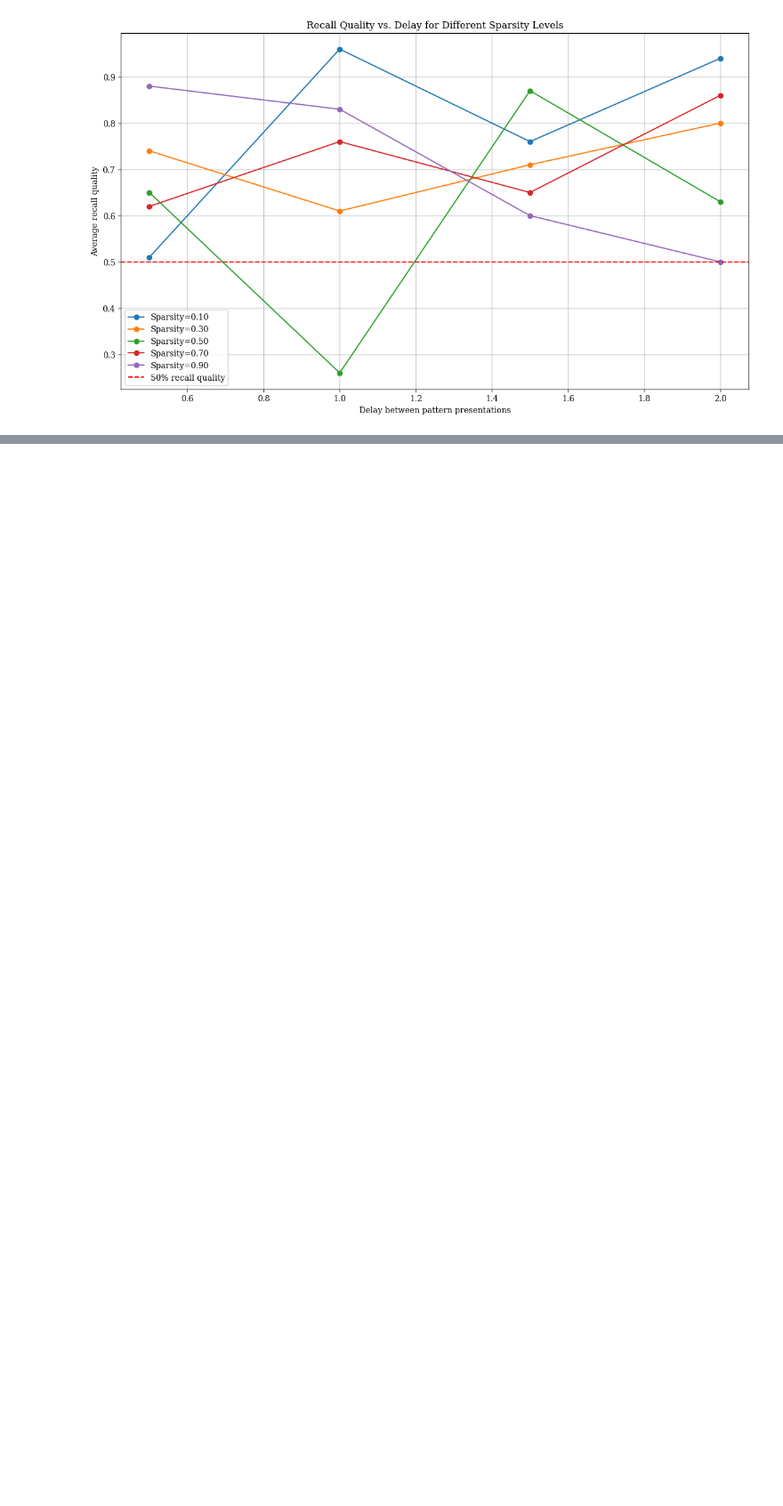
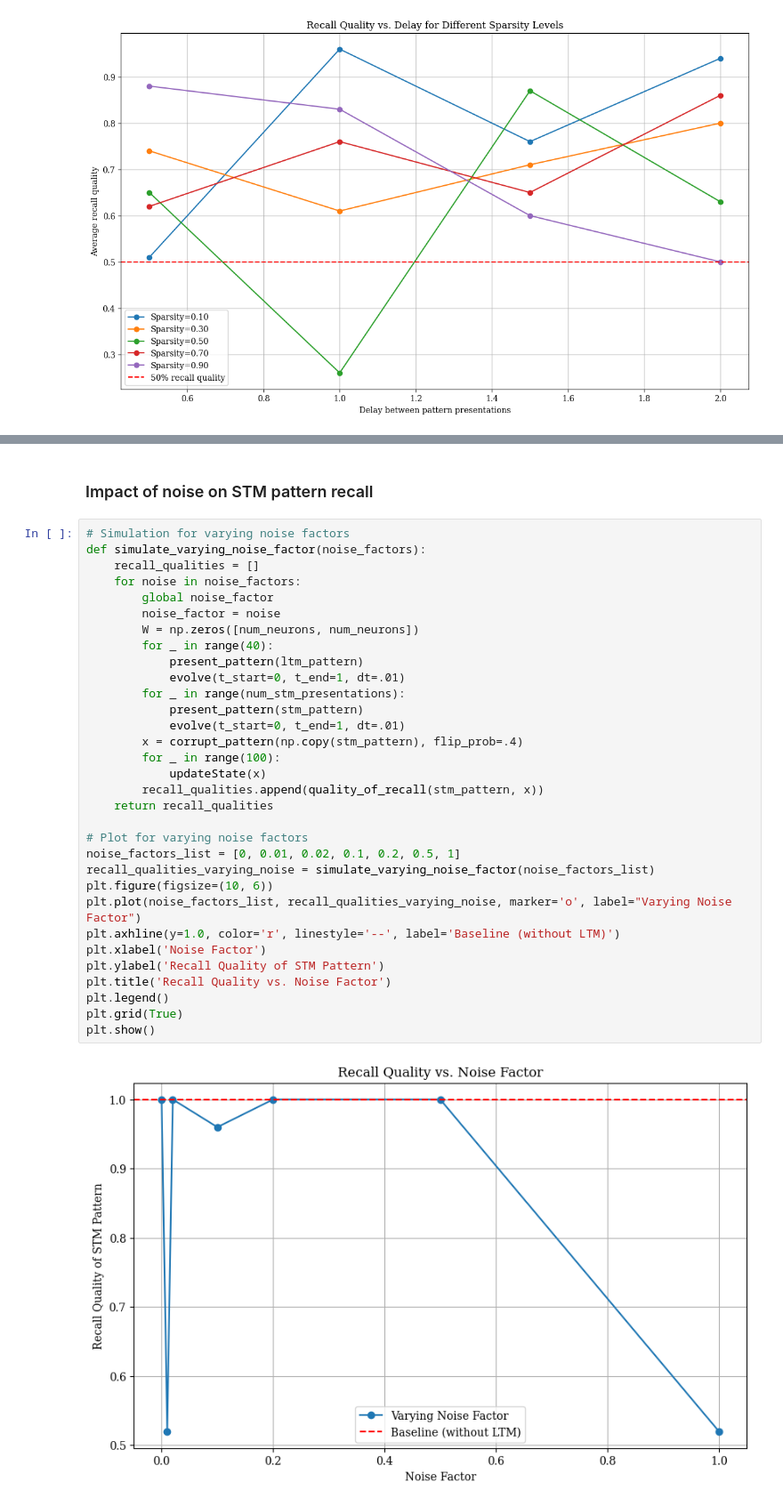
Before and after one commit to anhvt00/Memory-Modelling-using-Hopfield-Network, a Jupyter notebook: Modelling_long_term_and_short_term_memory_using_an_attractor_neural_network_with_triple_well_connections.ipynb, the cells around one changed output, grey strips where cells are left out. Shown at 89% size. Cells and saved outputs as stored; diff of their text form; blank space fills up the shorter version.

```diff
--- a/Modelling_long_term_and_short_term_memory_using_an_attractor_neural_network_with_triple_well_connections.ipynb
+++ b/Modelling_long_term_and_short_term_memory_using_an_attractor_neural_network_with_triple_well_connections.ipynb
@@ -935,0 +876,36 @@ plt.show()
+# %% [markdown]
+### Impact of noise on STM pattern recall
+# %%
+# Simulation for varying noise factors
+def simulate_varying_noise_factor(noise_factors):
+    recall_qualities = []
+    for noise in noise_factors:
+        global noise_factor
+        noise_factor = noise
+        W = np.zeros([num_neurons, num_neurons])
+        for _ in range(40):
+            present_pattern(ltm_pattern)
+            evolve(t_start=0, t_end=1, dt=.01)
+        for _ in range(num_stm_presentations):
+            present_pattern(stm_pattern)
+            evolve(t_start=0, t_end=1, dt=.01)
+        x = corrupt_pattern(np.copy(stm_pattern), flip_prob=.4)
+        for _ in range(100):
+            updateState(x)
+        recall_qualities.append(quality_of_recall(stm_pattern, x))
+    return recall_qualities
+
+# Plot for varying noise factors
+noise_factors_list = [0, 0.01, 0.02, 0.1, 0.2, 0.5, 1]
+recall_qualities_varying_noise = simulate_varying_noise_factor(noise_factors_list)
+plt.figure(figsize=(10, 6))
+plt.plot(noise_factors_list, recall_qualities_varying_noise, marker='o', label="Varying Noise Factor")
+plt.axhline(y=1.0, color='r', linestyle='--', label='Baseline (without LTM)')
+plt.xlabel('Noise Factor')
+plt.ylabel('Recall Quality of STM Pattern')
+plt.title('Recall Quality vs. Noise Factor')
+plt.legend()
+plt.grid(True)
+plt.show()
+# %% [output]
+[figure, added]
```
Also changed, not shown: parts of 43 cells of this notebook.
